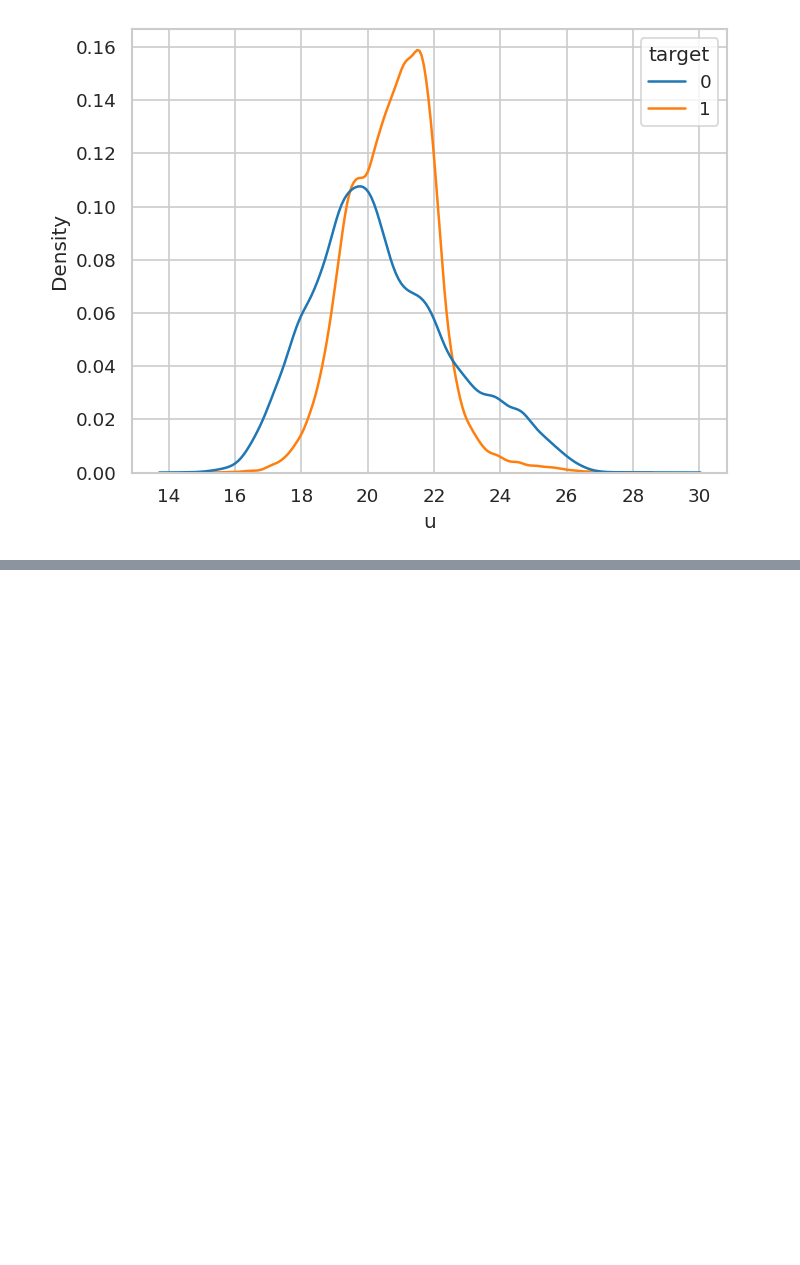
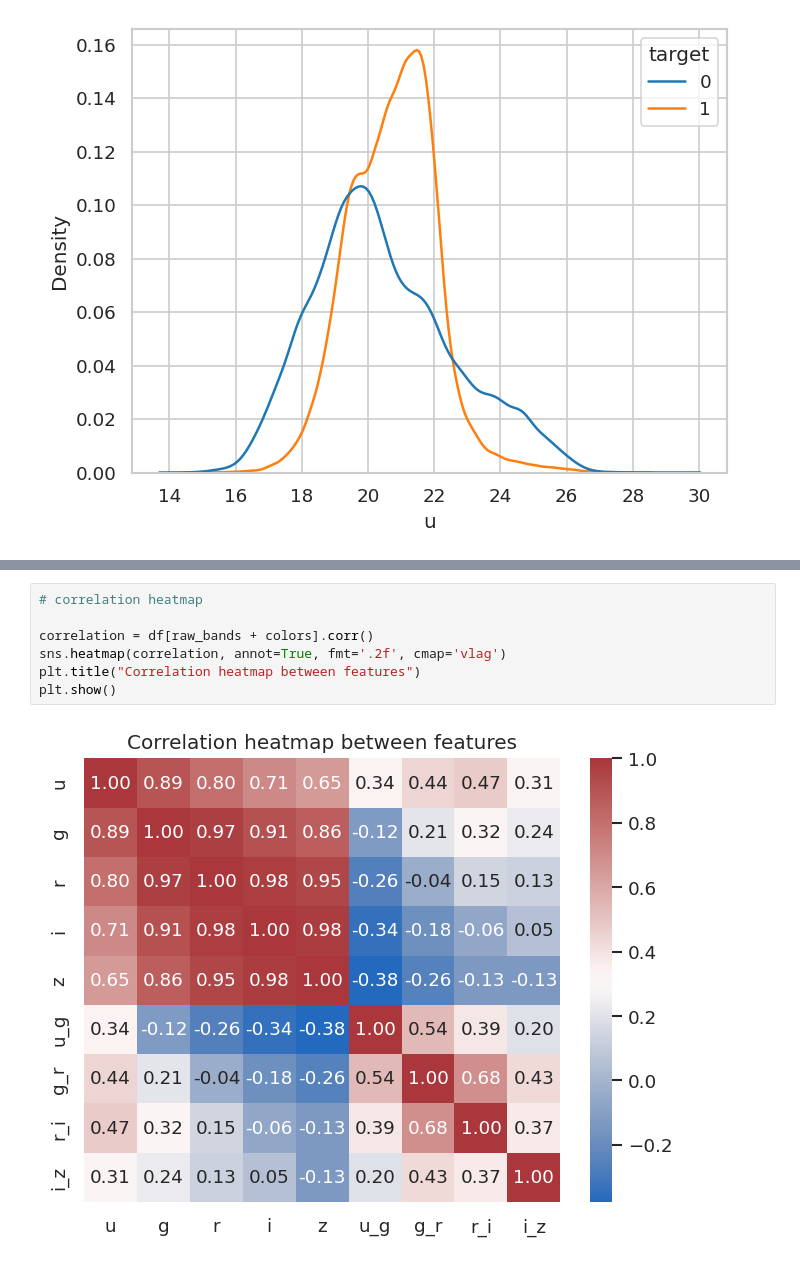
Before and after one commit to sunspritejsp/sdss-quasar-classification, a Jupyter notebook: notebooks/03_eda_visualizations.ipynb, the cells around one changed output, grey strips where cells are left out. Cells and saved outputs as stored; diff of their text form; blank space fills up the shorter version.

```diff
--- a/notebooks/03_eda_visualizations.ipynb
+++ b/notebooks/03_eda_visualizations.ipynb
@@ -87,0 +96,9 @@ plt.show()
+# %%
+# correlation heatmap
+
+correlation = df[raw_bands + colors].corr()
+sns.heatmap(correlation, annot=True, fmt='.2f', cmap='vlag')
+plt.title("Correlation heatmap between features")
+plt.show()
+# %% [output]
+[figure, added]
```
Also changed, not shown: parts of 6 cells of this notebook.
